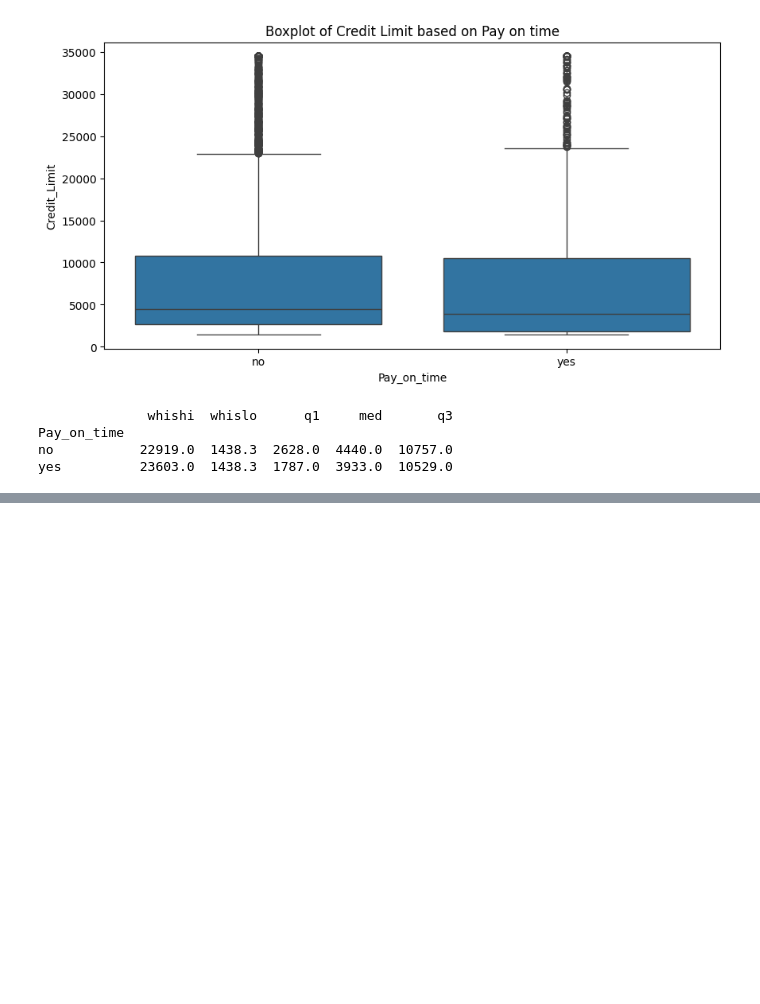
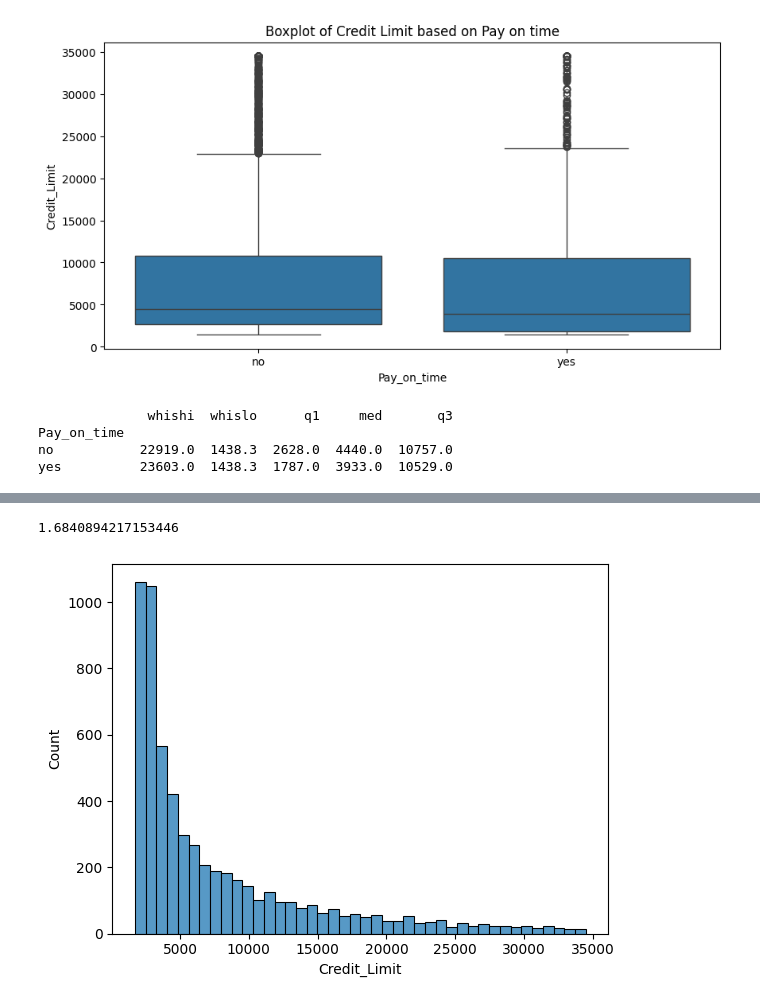
Before and after one commit to uplearni/CreditLimitReccomender, a Jupyter notebook: CreditLimitProject.ipynb, the cells around one changed output, grey strips where cells are left out. Drawn from its saved outputs; the diff is of its cells as text; code cells hidden in the pictures; blank space fills up the shorter version.

```diff
--- a/CreditLimitProject.ipynb
+++ b/CreditLimitProject.ipynb
@@ -352,0 +375,14 @@ yes          23603.0  1438.3  1787.0  3933.0  10529.0
+# %%
+index=Credit_Data2[(Credit_Data2['Credit_Limit']>=lower)|(Credit_Data2['Credit_Limit']<=upper)].index
+Credit_Data2.drop(index,inplace=True)
+
+Credit_Data2['Credit_Limit'].describe()
+print(Credit_Data2['Credit_Limit'].skew())
+sns.histplot(data=Credit_Data2,x="Credit_Limit")
+plt.show()
+
+
+Credit_Data_Final1=Credit_Data2
+# %% [output]
+1.6840894217153446
+[figure, added]
```
Also changed, not shown: parts of 14 cells of this notebook.
